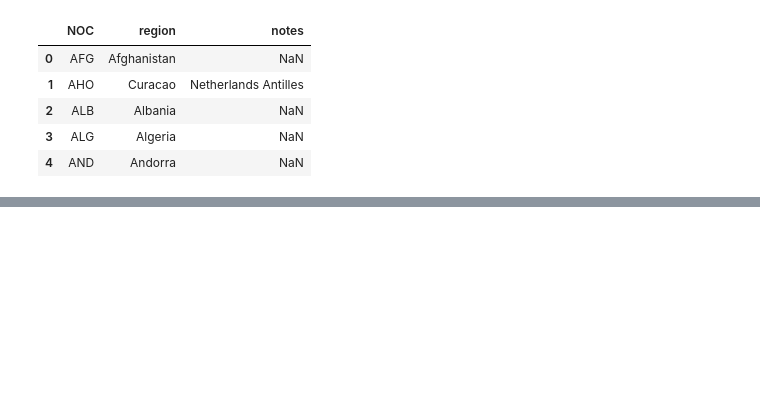
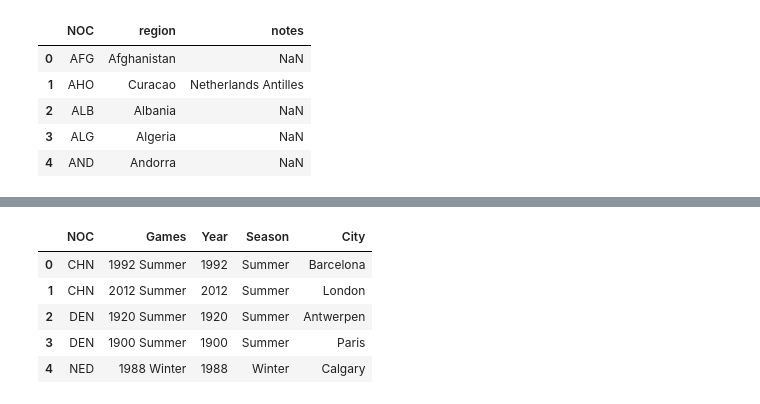
Before and after one commit to Bmyers5817/ETL_Project, a Jupyter notebook: csv_import_clean.ipynb, the cells around one changed output, grey strips where cells are left out. Saved outputs shown, nothing was run; the diff lists cells and outputs as text; code cells hidden in the pictures; blank space fills up the shorter version.

```diff
--- a/csv_import_clean.ipynb
+++ b/csv_import_clean.ipynb
@@ -26,0 +136,10 @@ regions.head()
+# %%
+games_df = full_athlete[["NOC", "Games", "Year", "Season", "City"]].copy()
+games_df.head()
+# %% [output]
+|  | NOC | Games | Year | Season | City |
+| 0 | CHN | 1992 Summer | 1992 | Summer | Barcelona |
+| 1 | CHN | 2012 Summer | 2012 | Summer | London |
+| 2 | DEN | 1920 Summer | 1920 | Summer | Antwerpen |
+| 3 | DEN | 1900 Summer | 1900 | Summer | Paris |
+| 4 | NED | 1988 Winter | 1988 | Winter | Calgary |
```
Also changed, not shown: parts of 21 cells of this notebook, 2 other files.
